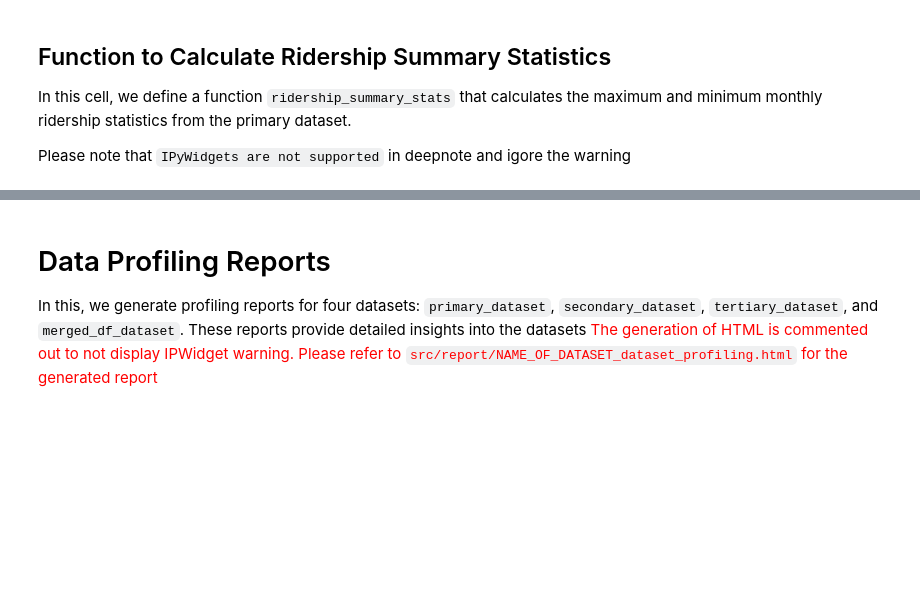
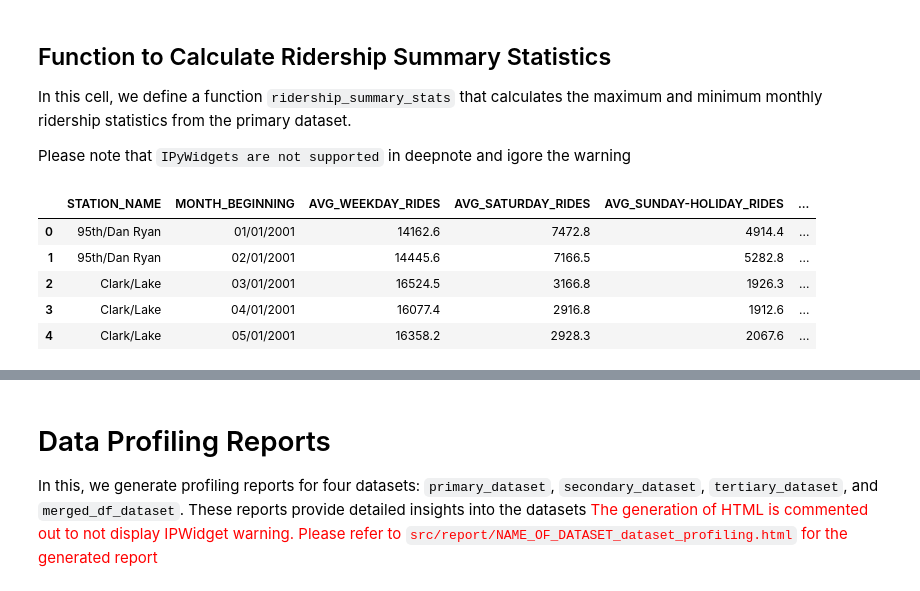
Before and after one commit to drkurup/SIADS-593-Milestone1, a Jupyter notebook: src/deepnote/Analysis.ipynb, the cells around one changed output, grey strips where cells are left out. Saved outputs shown, nothing was run; the diff lists cells and outputs as text; code cells hidden in the pictures; blank space fills up the shorter version.

```diff
--- a/src/deepnote/Analysis.ipynb
+++ b/src/deepnote/Analysis.ipynb
@@ -65,3 +63,6 @@ def population_summary_stats():
     '2010 Min Population ZIP', '2020 Max Population ZIP', '2020 Min Population ZIP']
 
     return summary_df
+# %%
+df = population_summary_stats()
+df.head()
@@ -91,3 +99,13 @@ def ridership_summary_stats():
         min_result_df = pd.concat([min_result_df, min_row.to_frame().T], ignore_index=True)
 
     return max_result_df, min_result_df
+# %%
+max_result_df, min_result_df = ridership_summary_stats()
+max_result_df.head()
+# %% [output]
+|  | STATION_NAME | MONTH_BEGINNING | AVG_WEEKDAY_RIDES | AVG_SATURDAY_RIDES | AVG_SUNDAY-HOLIDAY_RIDES | ... |
+| 0 | 95th/Dan Ryan | 01/01/2001 | 14162.6 | 7472.8 | 4914.4 | ... |
+| 1 | 95th/Dan Ryan | 02/01/2001 | 14445.6 | 7166.5 | 5282.8 | ... |
+| 2 | Clark/Lake | 03/01/2001 | 16524.5 | 3166.8 | 1926.3 | ... |
+| 3 | Clark/Lake | 04/01/2001 | 16077.4 | 2916.8 | 1912.6 | ... |
+| 4 | Clark/Lake | 05/01/2001 | 16358.2 | 2928.3 | 2067.6 | ... |
```
Also changed, not shown: parts of 5 cells of this notebook.
